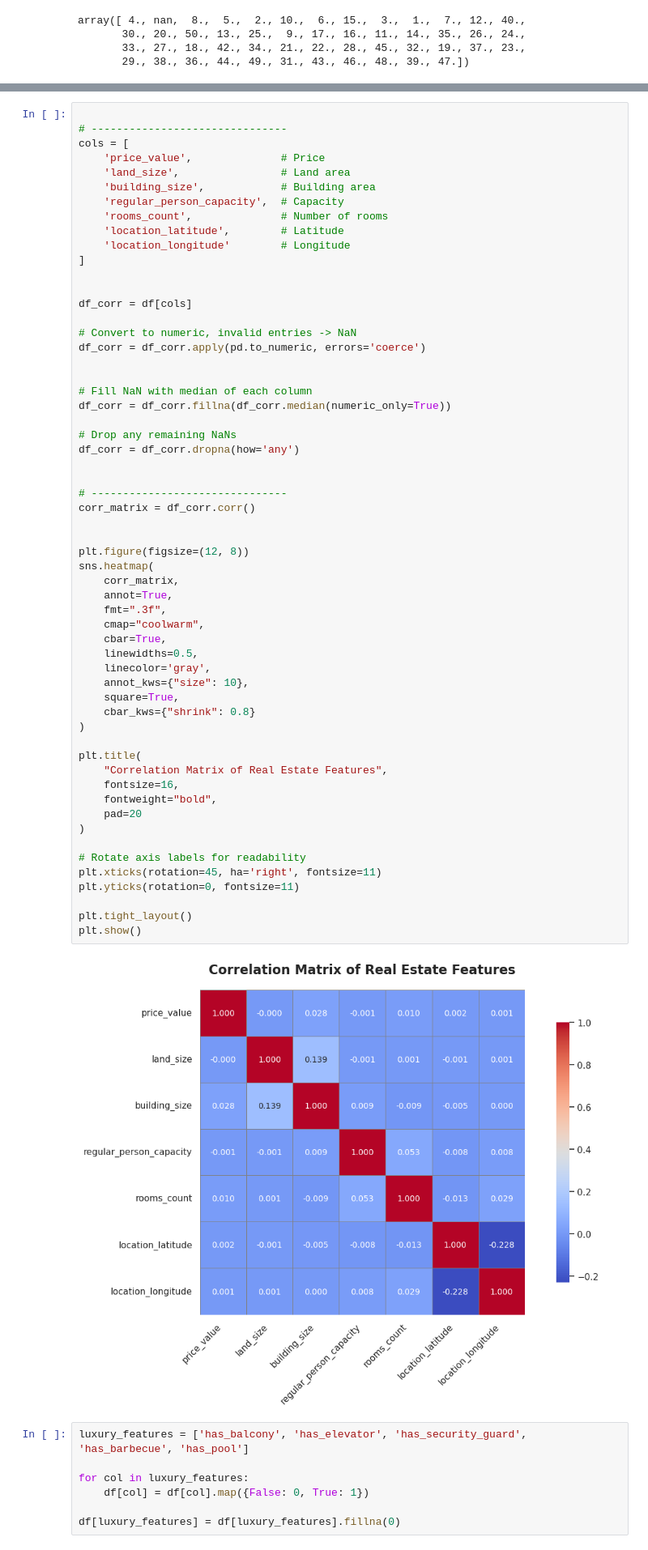
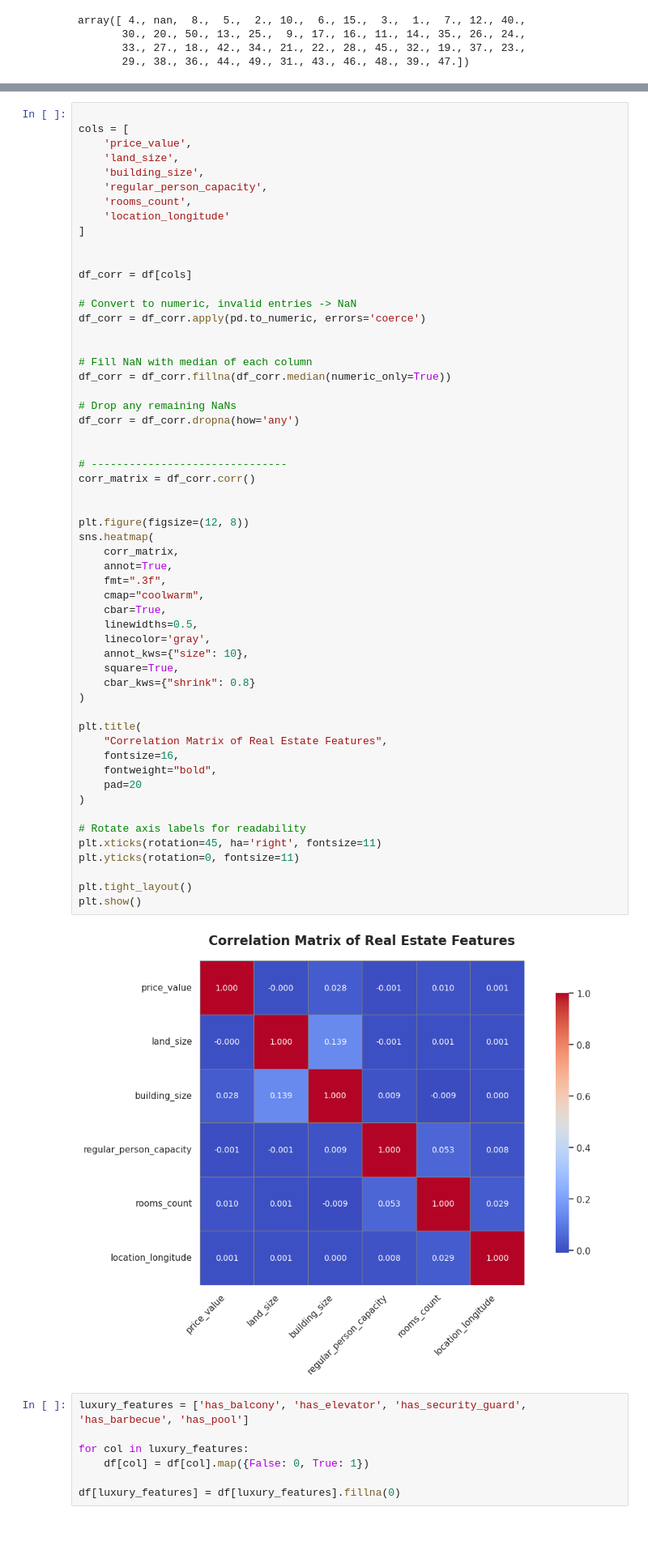
Before and after one commit to Quera-Project/Quera-BootCamp-Al, a Jupyter notebook: NoteBooks/01_statistical_Analysis.ipynb, the cells around one changed output, grey strips where cells are left out. Shown at 81% size. Saved outputs shown, nothing was run; the diff lists cells and outputs as text.

Commit message:
Fixture: small changes on question number 8

```diff
--- a/NoteBooks/01_statistical_Analysis.ipynb
+++ b/NoteBooks/01_statistical_Analysis.ipynb
@@ -881,14 +881,12 @@ df[['rooms_count', 'rooms_count_num']].head(10)
 # %%
 
-# -------------------------------
 cols = [
-    'price_value',              # Price
-    'land_size',                # Land area
-    'building_size',            # Building area
-    'regular_person_capacity',  # Capacity
-    'rooms_count',              # Number of rooms
-    'location_latitude',        # Latitude
-    'location_longitude'        # Longitude
+    'price_value',
+    'land_size',
+    'building_size',
+    'regular_person_capacity',
+    'rooms_count',
+    'location_longitude'
 ]
 
 
@@ -910,34 +908,34 @@ corr_matrix = df_corr.corr()
 
 
 plt.figure(figsize=(12, 8))
 sns.heatmap(
     corr_matrix,
     annot=True,
     fmt=".3f",
     cmap="coolwarm",
     cbar=True,
     linewidths=0.5,
     linecolor='gray',
     annot_kws={"size": 10},
     square=True,
     cbar_kws={"shrink": 0.8}
 )
 
 plt.title(
     "Correlation Matrix of Real Estate Features",
     fontsize=16,
     fontweight="bold",
     pad=20
 )
 
 # Rotate axis labels for readability
 plt.xticks(rotation=45, ha='right', fontsize=11)
 plt.yticks(rotation=0, fontsize=11)
 
 plt.tight_layout()
 plt.show()
 # %% [output]
-[figure, old version]
+[figure, new version]
 # %%
 luxury_features = ['has_balcony', 'has_elevator', 'has_security_guard', 'has_barbecue', 'has_pool']
 
```
Also changed, not shown: parts of 9 cells of this notebook, 1 other file.
